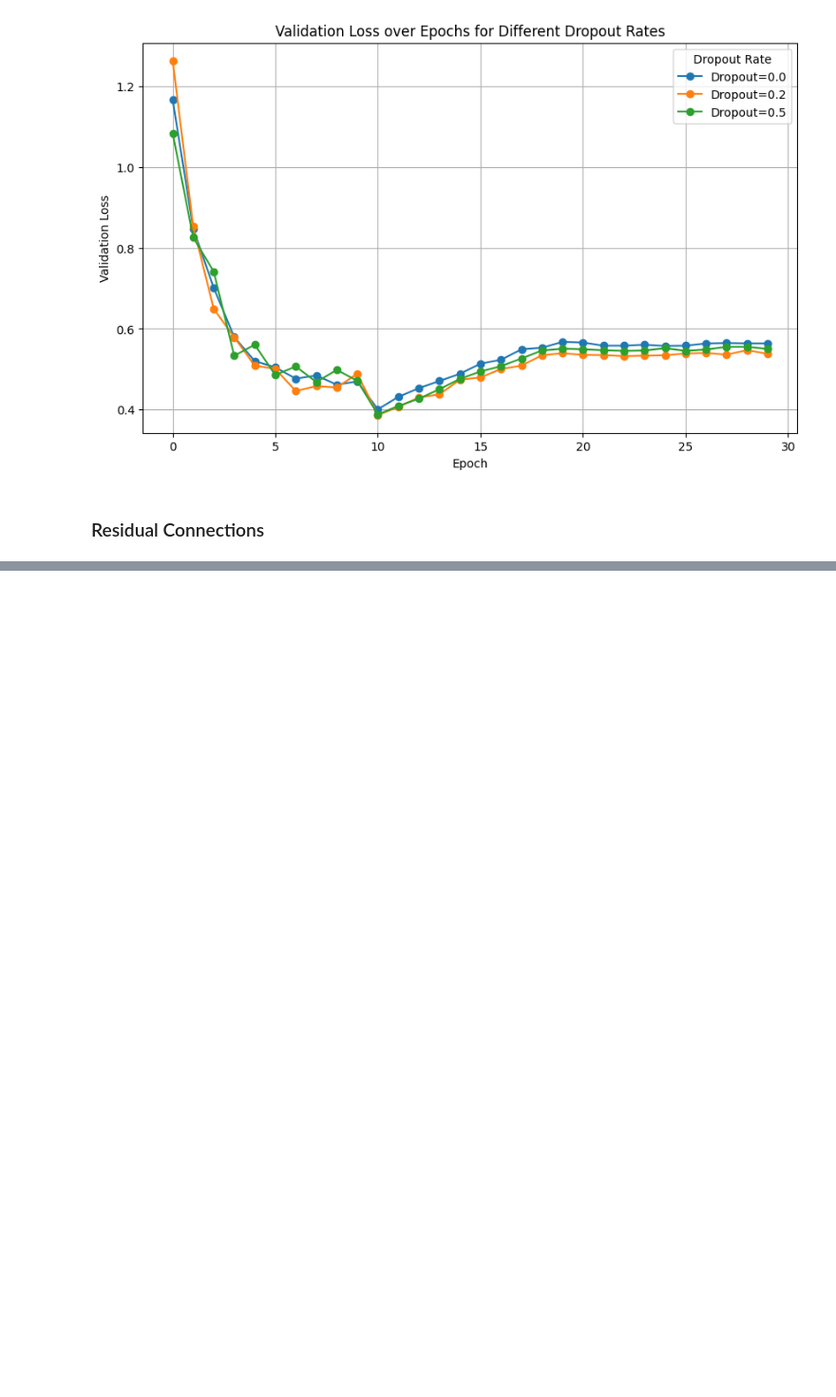
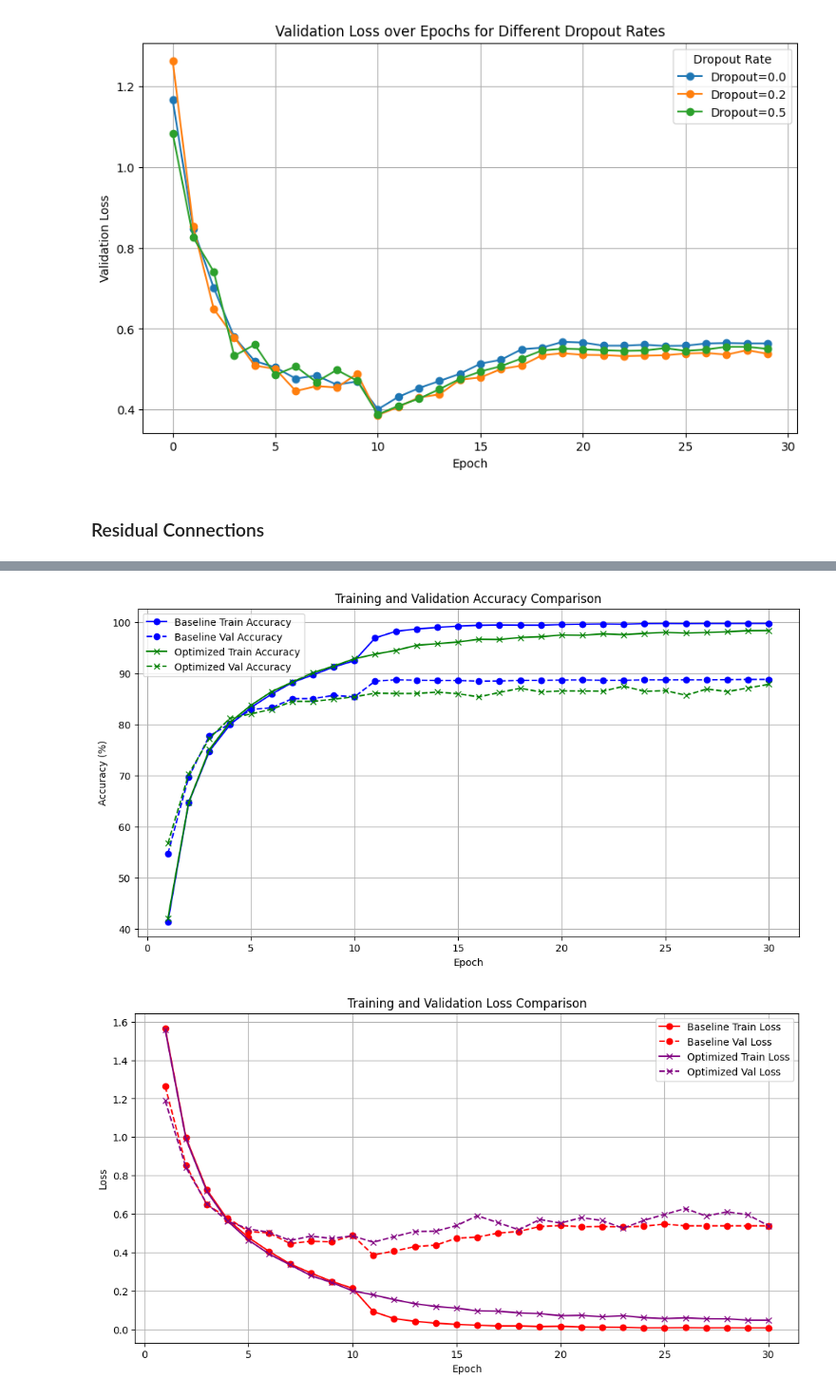
Before and after one commit to DyoWang/DeepLearningA2, a Jupyter notebook: DeepA2V1.ipynb, the cells around one changed output, grey strips where cells are left out. Shown at 95% size. Drawn from its saved outputs; the diff is of its cells as text; code cells hidden in the pictures; blank space fills up the shorter version.

```diff
--- a/DeepA2V1.ipynb
+++ b/DeepA2V1.ipynb
@@ -440,0 +624,61 @@ plt.show()
+# %%
+# Baseline metrics (as provided)
+baseline_accuracy = 88.57  # Final test accuracy for baseline model
+baseline_train_accuracies = [
+    41.43, 64.70, 74.81, 80.00, 83.33, 85.97, 88.24, 89.75, 91.28, 92.52,
+    96.97, 98.27, 98.71, 99.03, 99.28, 99.44, 99.51, 99.47, 99.47, 99.59,
+    99.65, 99.70, 99.65, 99.78, 99.80, 99.78, 99.80, 99.80, 99.81, 99.81
+]
+baseline_val_accuracies = [
+    54.77, 69.74, 77.79, 80.20, 82.96, 83.30, 85.07, 85.10, 85.72, 85.44,
+    88.52, 88.77, 88.69, 88.64, 88.64, 88.51, 88.54, 88.66, 88.66, 88.72,
+    88.75, 88.67, 88.67, 88.76, 88.76, 88.76, 88.76, 88.80, 88.85, 88.85
+]
+baseline_train_losses = [
+    1.5664, 0.9956, 0.7258, 0.5707, 0.4775, 0.4041, 0.3400, 0.2924, 0.2491, 0.2129,
+    0.0918, 0.0554, 0.0411, 0.0315, 0.0251, 0.0208, 0.0171, 0.0172, 0.0138, 0.0152,
+    0.0115, 0.0107, 0.0101, 0.0071, 0.0073, 0.0079, 0.0071, 0.0074, 0.0070, 0.0070
+]
+baseline_val_losses = [
+    1.2633, 0.8531, 0.6493, 0.5789, 0.5088, 0.5006, 0.4459, 0.4578, 0.4546, 0.4886,
+    0.3864, 0.4064, 0.4298, 0.4375, 0.4737, 0.4793, 0.5001, 0.5087, 0.5344, 0.5394,
+    0.5333, 0.5347, 0.5323, 0.5359, 0.5471, 0.5380, 0.5380, 0.5380, 0.5380, 0.5380
+]
+
+# Optimized model metrics (replace these lists with your actual optimized data)
+optimized_train_accuracies = train_accuracies_residual  # Replace with actual values
+optimized_val_accuracies = val_accuracies_residual  # Replace with actual values
+optimized_train_losses = train_losses_residual  # Replace with actual values
+optimized_val_losses = val_losses_residual  # Replace with actual values
+
+# Number of epochs
+epochs = range(1,31)
+
+# Plot Training and Validation Accuracy
+plt.figure(figsize=(12, 6))
+plt.plot(epochs, baseline_train_accuracies, label="Baseline Train Accuracy", marker='o', color='blue')
+plt.plot(epochs, baseline_val_accuracies, label="Baseline Val Accuracy", marker='o', linestyle='--', color='blue')
+plt.plot(epochs, optimized_train_accuracies, label="Optimized Train Accuracy", marker='x', color='green')
+plt.plot(epochs, optimized_val_accuracies, label="Optimized Val Accuracy", marker='x', linestyle='--', color='green')
+plt.xlabel("Epoch")
+plt.ylabel("Accuracy (%)")
+plt.title("Training and Validation Accuracy Comparison")
+plt.legend()
+plt.grid(True)
+plt.show()
+
+# Plot Training and Validation Loss
+plt.figure(figsize=(12, 6))
+plt.plot(epochs, baseline_train_losses, label="Baseline Train Loss", marker='o', color='red')
+plt.plot(epochs, baseline_val_losses, label="Baseline Val Loss", marker='o', linestyle='--', color='red')
+plt.plot(epochs, optimized_train_losses, label="Optimized Train Loss", marker='x', color='purple')
+plt.plot(epochs, optimized_val_losses, label="Optimized Val Loss", marker='x', linestyle='--', color='purple')
+plt.xlabel("Epoch")
+plt.ylabel("Loss")
+plt.title("Training and Validation Loss Comparison")
+plt.legend()
+plt.grid(True)
+plt.show()
+# %% [output]
+[figure, added]
+[figure, added]
```
Also changed, not shown: parts of 14 cells of this notebook.
